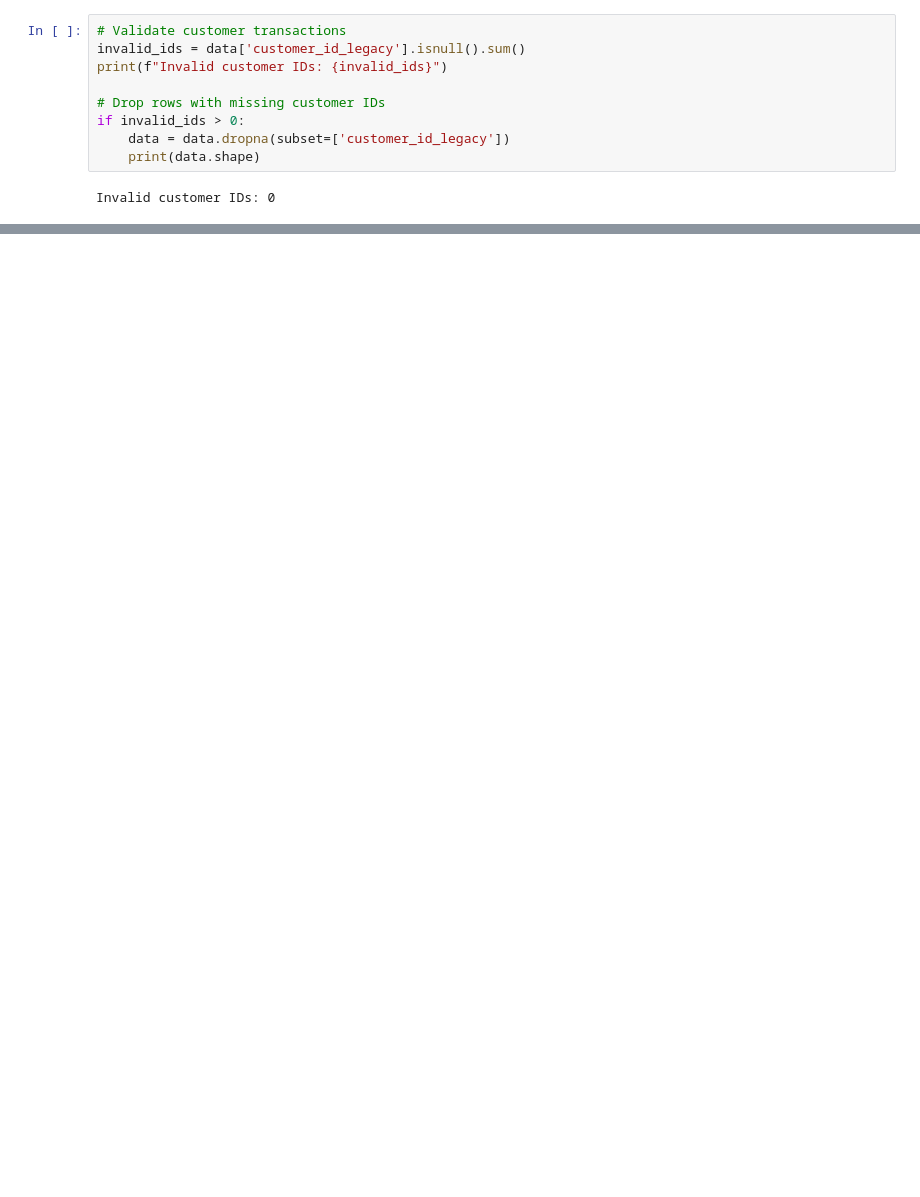
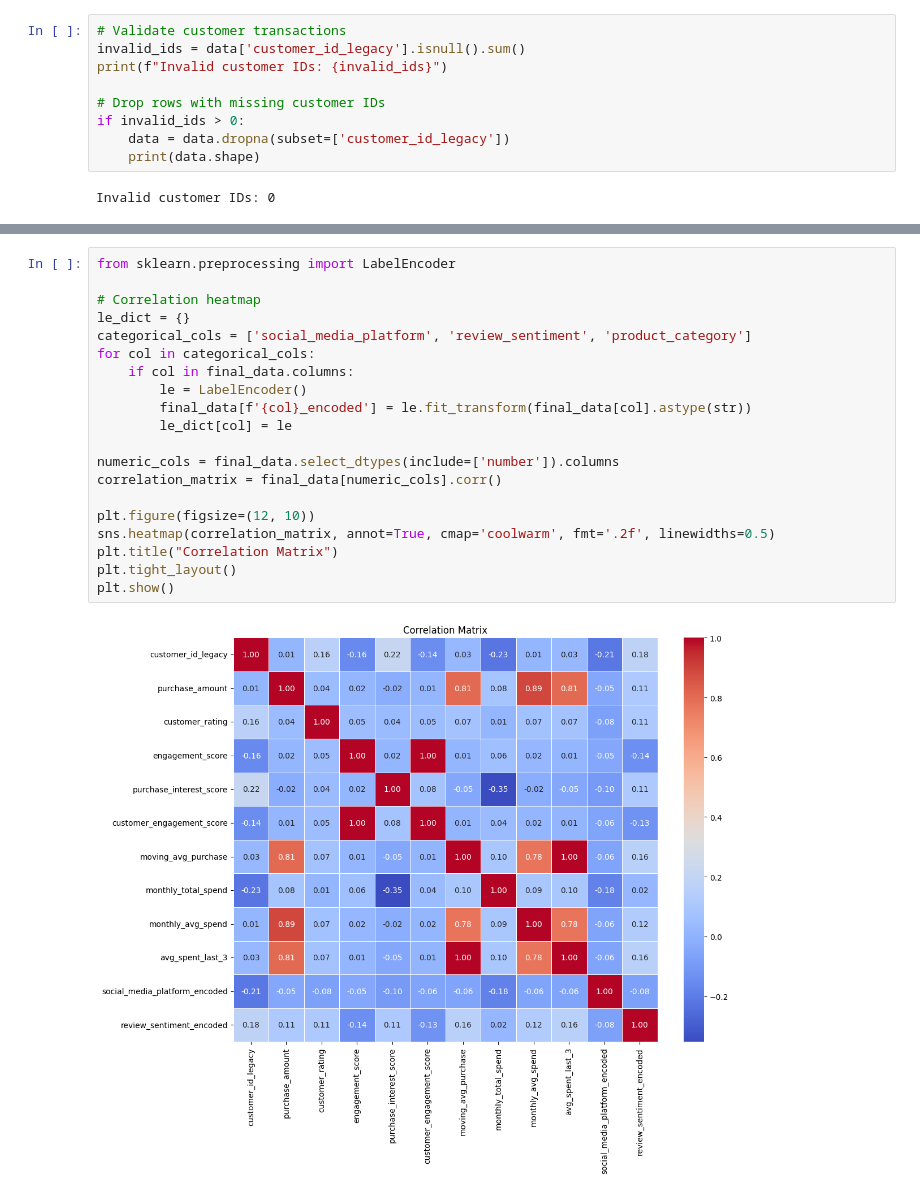
Before and after one commit to Eliane-M/data_preprocessing, a Jupyter notebook: notebook/data_preprocessing_assignment.ipynb, the cells around one changed output, grey strips where cells are left out. Cells and saved outputs as stored; diff of their text form; blank space fills up the shorter version.

```diff
--- a/notebook/data_preprocessing_assignment.ipynb
+++ b/notebook/data_preprocessing_assignment.ipynb
@@ -339,2 +504,24 @@ max                  -1.0      197.000000  ...       1.717063         5.036480
+# %%
+from sklearn.preprocessing import LabelEncoder
+
+# Correlation heatmap
+le_dict = {}
+categorical_cols = ['social_media_platform', 'review_sentiment', 'product_category']
+for col in categorical_cols:
+    if col in final_data.columns:
+        le = LabelEncoder()
+        final_data[f'{col}_encoded'] = le.fit_transform(final_data[col].astype(str))
+        le_dict[col] = le
+
+numeric_cols = final_data.select_dtypes(include=['number']).columns
+correlation_matrix = final_data[numeric_cols].corr()
+
+plt.figure(figsize=(12, 10))
+sns.heatmap(correlation_matrix, annot=True, cmap='coolwarm', fmt='.2f', linewidths=0.5)
+plt.title("Correlation Matrix")
+plt.tight_layout()
+plt.show()
+# %% [output]
+[figure, added]
 # %%
 # Select top features using SelectKBest
```
Also changed, not shown: parts of 35 cells of this notebook, 4 other files.
